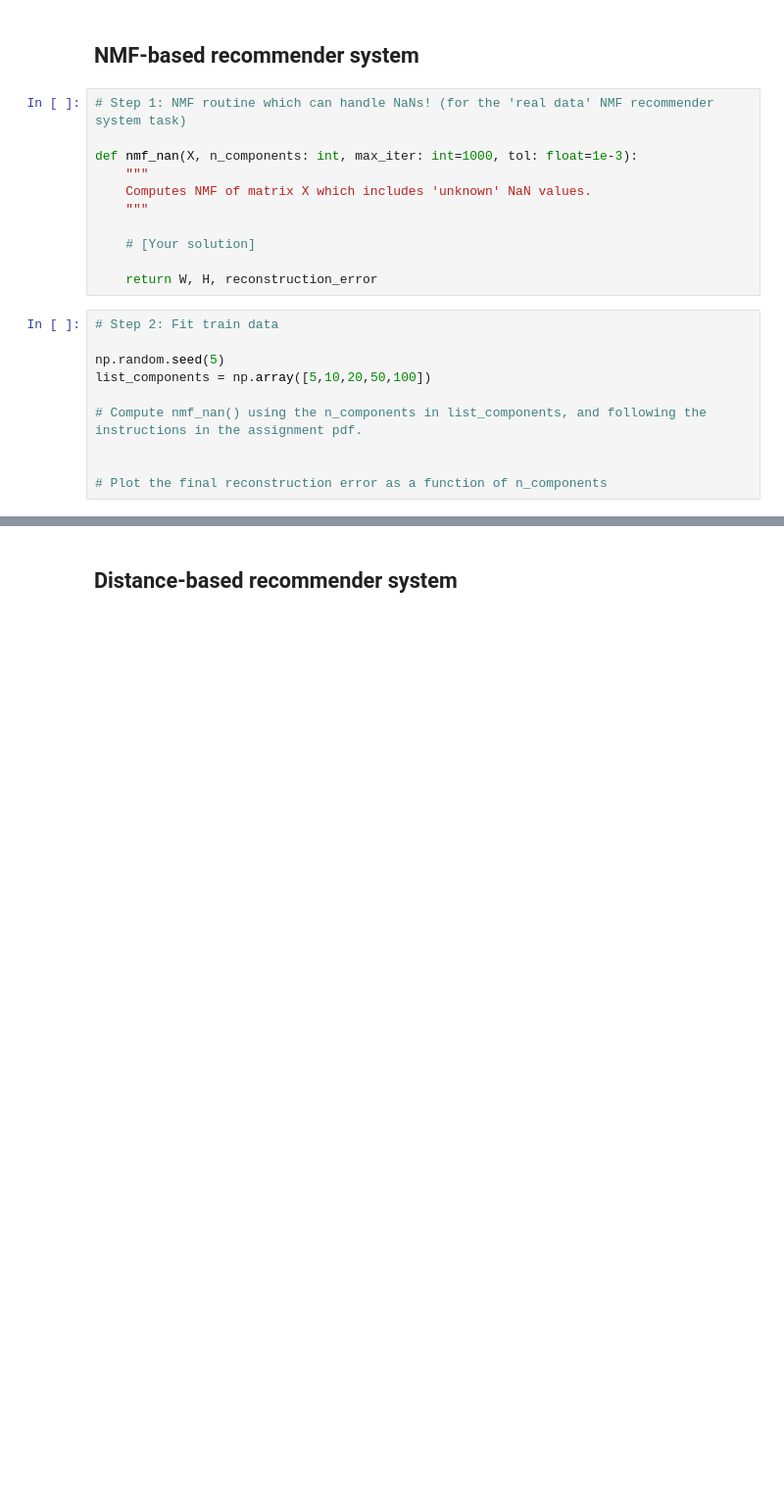
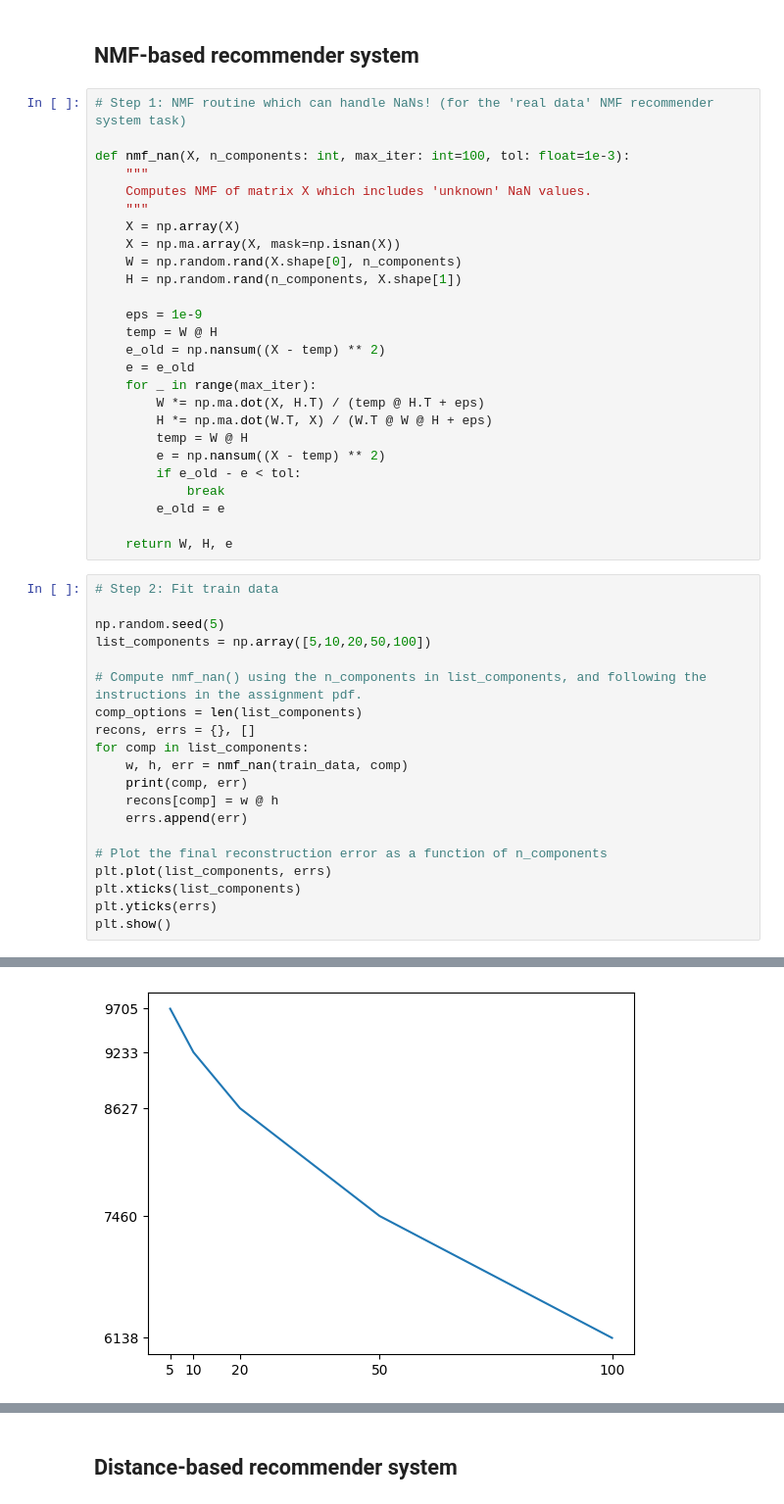
Before and after one commit to datchemguy/dm, a Jupyter notebook: dm3/dm_lab_assignment_3_pipeline.ipynb, the cells around one changed output, grey strips where cells are left out. Shown: that part at 98% size. Saved outputs shown, nothing was run; the diff lists cells and outputs as text; blank space fills up the shorter version.

```diff
--- a/dm3/dm_lab_assignment_3_pipeline.ipynb
+++ b/dm3/dm_lab_assignment_3_pipeline.ipynb
@@ -113,14 +115,29 @@ def compute_signature(hashes: list[HashFunction], ids: list[set[int]]):
 # %%
 # Step 1: NMF routine which can handle NaNs! (for the 'real data' NMF recommender system task)
 
-def nmf_nan(X, n_components: int, max_iter: int=1000, tol: float=1e-3):
+def nmf_nan(X, n_components: int, max_iter: int=100, tol: float=1e-3):
     """
     Computes NMF of matrix X which includes 'unknown' NaN values.
     """
+    X = np.array(X)
+    X = np.ma.array(X, mask=np.isnan(X))
+    W = np.random.rand(X.shape[0], n_components)
+    H = np.random.rand(n_components, X.shape[1])
 
-    # [Your solution]
+    eps = 1e-9
+    temp = W @ H
+    e_old = np.nansum((X - temp) ** 2)
+    e = e_old
+    for _ in range(max_iter):
+        W *= np.ma.dot(X, H.T) / (temp @ H.T + eps)
+        H *= np.ma.dot(W.T, X) / (W.T @ W @ H + eps)
+        temp = W @ H
+        e = np.nansum((X - temp) ** 2)
+        if e_old - e < tol:
+            break
+        e_old = e
 
-    return W, H, reconstruction_error
+    return W, H, e
 # %%
 # Step 2: Fit train data
 
@@ -128,6 +145,17 @@ np.random.seed(5)
 list_components = np.array([5,10,20,50,100])
 
 # Compute nmf_nan() using the n_components in list_components, and following the instructions in the assignment pdf.
-
+comp_options = len(list_components)
+recons, errs = {}, []
+for comp in list_components:
+    w, h, err = nmf_nan(train_data, comp)
+    print(comp, err)
+    recons[comp] = w @ h
+    errs.append(err)
 
 # Plot the final reconstruction error as a function of n_components
+plt.plot(list_components, errs)
+plt.xticks(list_components)
+plt.yticks(errs)
+plt.show()
+# %% [output]
@@ -133,0 +167 @@ list_components = np.array([5,10,20,50,100])
+[figure, added]
```
Also changed, not shown: parts of 14 cells of this notebook.
